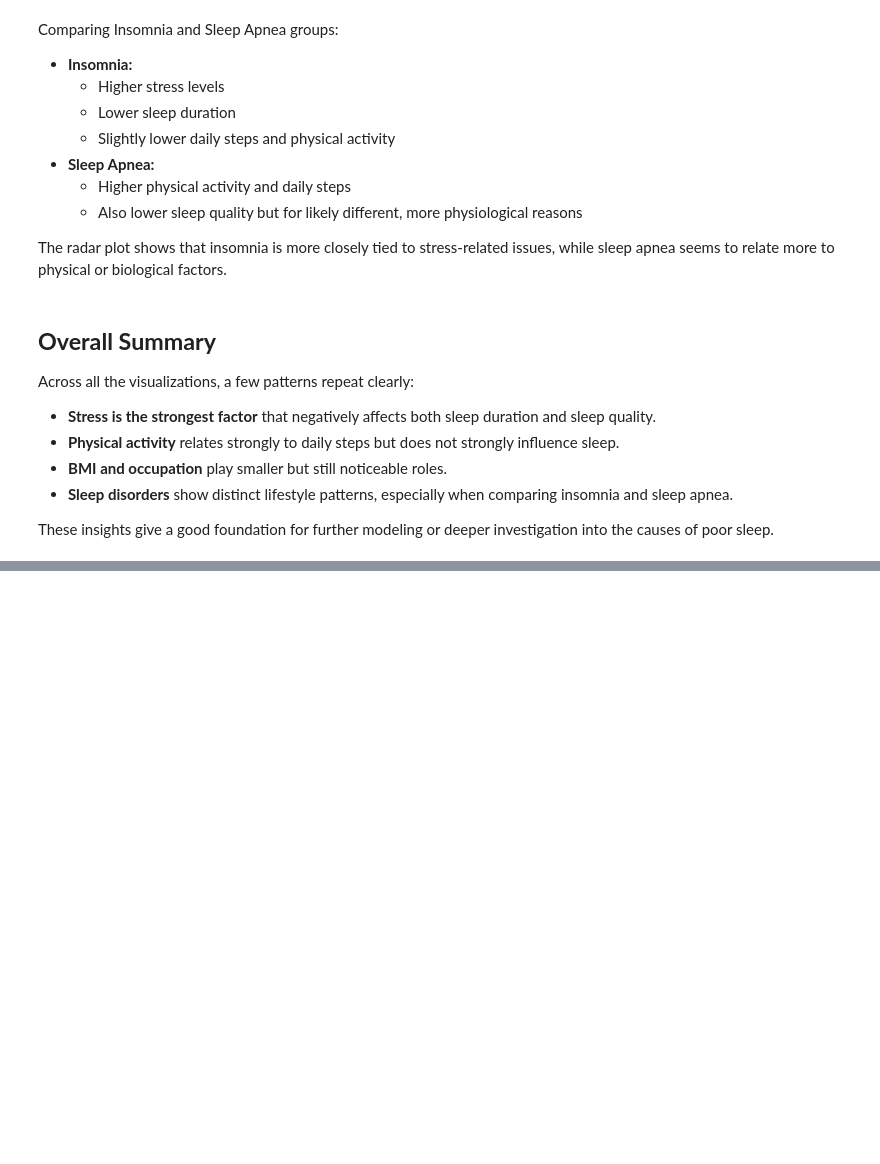
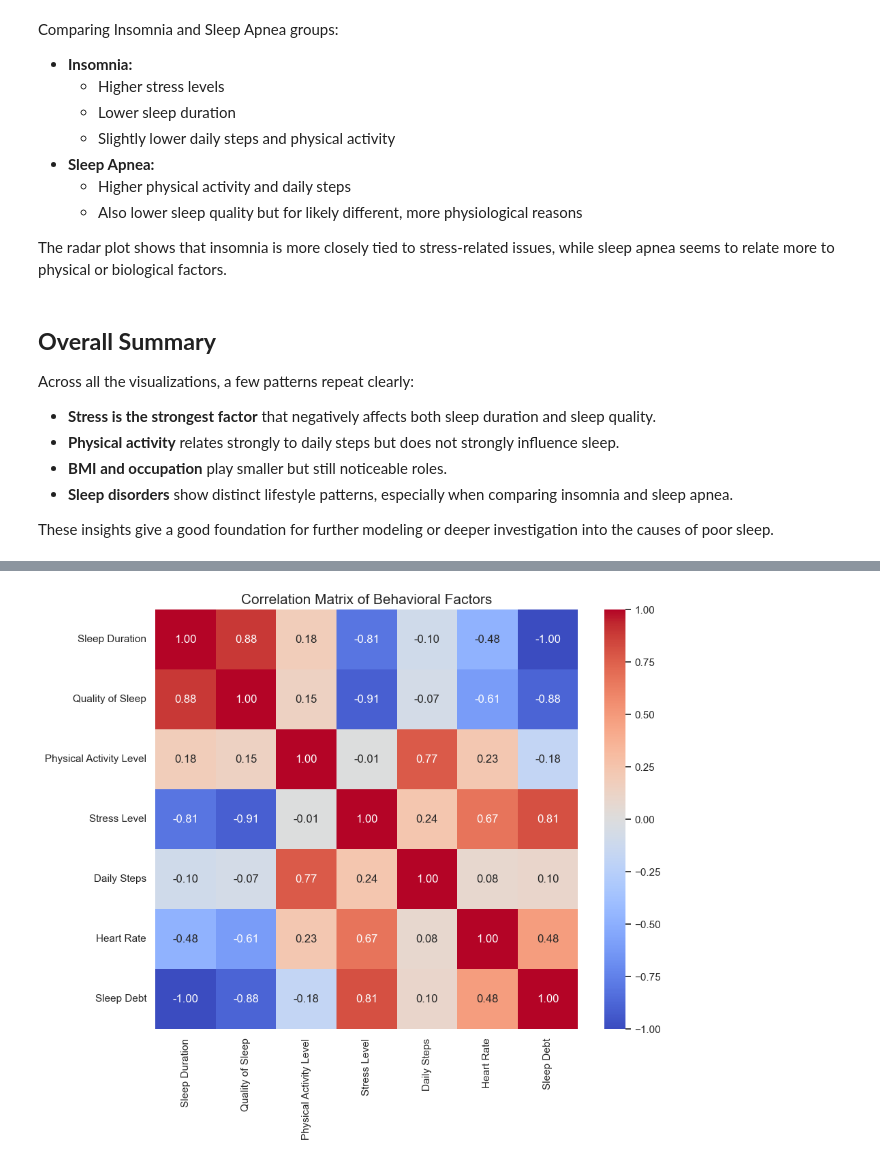
Before and after one commit to cjyaddone/ECE-143-Project, a Jupyter notebook: EDA.ipynb, the cells around one changed output, grey strips where cells are left out. Cells and saved outputs as stored; diff of their text form; code cells hidden in the pictures; blank space fills up the shorter version.

```diff
--- a/EDA.ipynb
+++ b/EDA.ipynb
@@ -328,0 +359,11 @@ These insights give a good foundation for further modeling or deeper investigati
+# %%
+# Correlation Matrix of Behavioral Factors
+behavioral_cols = ['Sleep Duration', 'Quality of Sleep', 'Physical Activity Level', 'Stress Level', 'Daily Steps', 'Heart Rate', 'Sleep Debt']
+corr_matrix = df[behavioral_cols].corr()
+
+plt.figure(figsize=(10, 8))
+sns.heatmap(corr_matrix, annot=True, cmap='coolwarm', fmt='.2f')
+plt.title('Correlation Matrix of Behavioral Factors', fontsize=15)
+plt.show()
+# %% [output]
+[figure, added]
```
Also changed, not shown: parts of 22 cells of this notebook, 2 other files.
